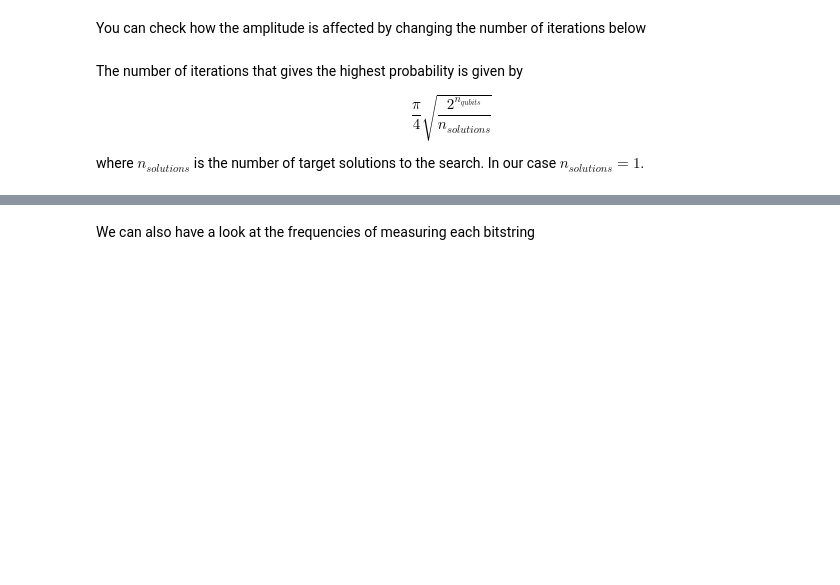
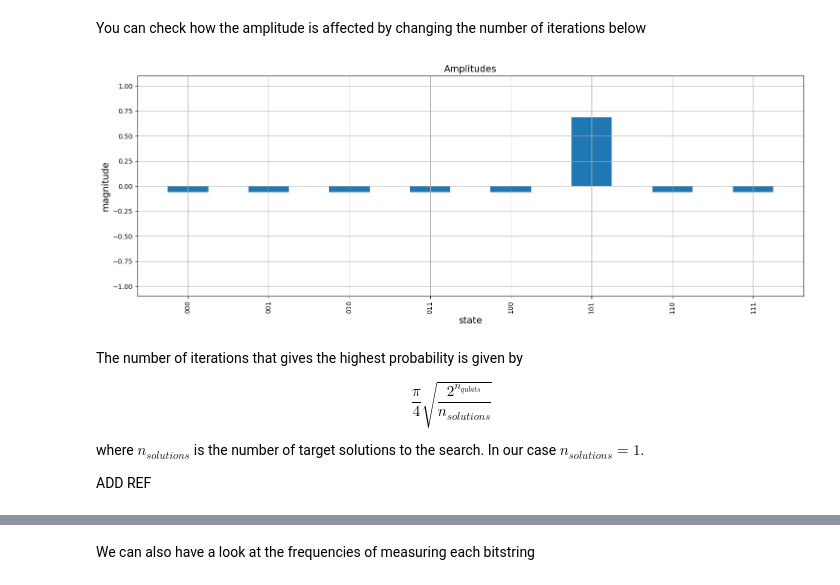
Before and after one commit to andrea-pasquale/qibo_tutorial, a Jupyter notebook: Como2023/grover.ipynb, the cells around one changed output, grey strips where cells are left out. Cells and saved outputs as stored; diff of their text form; code cells hidden in the pictures; blank space fills up the shorter version.

Commit message:
More text on Grover with circuits

```diff
--- a/Como2023/grover.ipynb
+++ b/Como2023/grover.ipynb
@@ -1 +8,38 @@
+# %%
+def plot_amplitudes(amplitudes):
+    """Plot amplitudes of the quantum circuit"""
+    amplitudes = amplitudes.state()
+    states = []
+    for i in range(int(len(amplitudes))):
+        states.append("{0:0{bits}b}".format(i, bits=int(np.log2(len(amplitudes)/2))))
+    fig = plt.figure(figsize = (18,6))
+    width = 0.5
+    plt.title('Amplitudes', fontdict={'fontsize': 14})
+    plt.xlabel('state', fontsize=14)
+    plt.ylabel('magnitude', fontsize=14)
+    plt.ylim(-1.1,1.1)
+    plt.bar(states, np.real(amplitudes), color='C0', width=width)
+    plt.xticks(list(range(len(states))), states, rotation=90)
+    plt.grid()
+    plt.show()
+
+def plot_amplitudes_ancilla(amplitudes):
+    """Plot amplitudes of the quantum circuit"""
+    amplitudes = amplitudes.state()
+    states = []
+    amp = []
+    for i in range(int(len(amplitudes)/2)):
+        states.append("{0:0{bits}b}".format(i, bits=int(np.log2(len(amplitudes)/2))))
+    for i in range(0, len(amplitudes), 2):
+        amp.append((1/np.sqrt(2))*(np.real(amplitudes[i])-np.real(amplitudes[i+1])))
+    fig = plt.figure(figsize = (18,6))
+    width = 0.5
+    plt.title('Amplitudes', fontdict={'fontsize': 14})
+    plt.xlabel('state', fontsize=14)
+    plt.ylabel('magnitude', fontsize=14)
+    plt.ylim(-1.1,1.1)
+    plt.bar(states, amp, color='C0', width=width)
+    plt.xticks(list(range(len(states))), states, rotation=90)
+    plt.grid()
+    plt.show()
 # %% [markdown]
@@ -181,14 +257,18 @@ def create_grover(state, iterations):
 # %% [markdown]
 You can check how the amplitude is affected by changing the number of iterations below
 # %%
-grover = create_grover('110', 1)
-plot_amplitudes(grover())
+grover = create_grover('101', 2)
+plot_amplitudes_ancilla(grover())
+# %% [output]
+[figure, added]
 # %% [markdown]
 The number of iterations that gives the highest probability is given by
 
 $$ \frac{\pi }{4}\sqrt{\frac{2^{n_{qubits}}}{n_{solutions}}} $$
 
 where $n_{solutions}$ is the number of target solutions to the search. In our case $n_{solutions} = 1$.
+
+ADD REF
 # %%
 def grover_iterations(nqubits, nsol=1):
     return int((np.pi/4)*np.sqrt((2**nqubits)/nsol))
```
Also changed, not shown: parts of 42 cells of this notebook, 1 other file.
